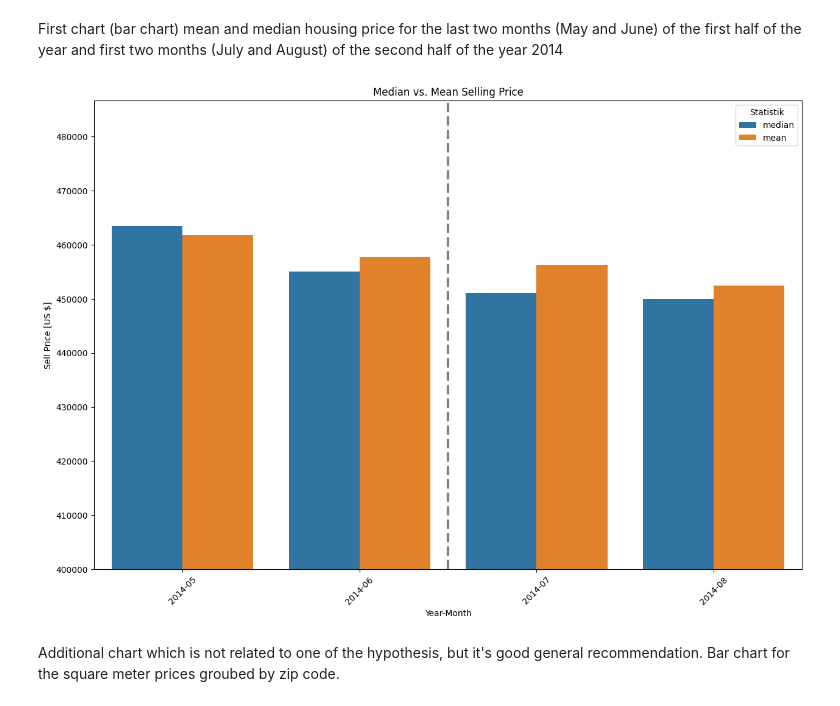
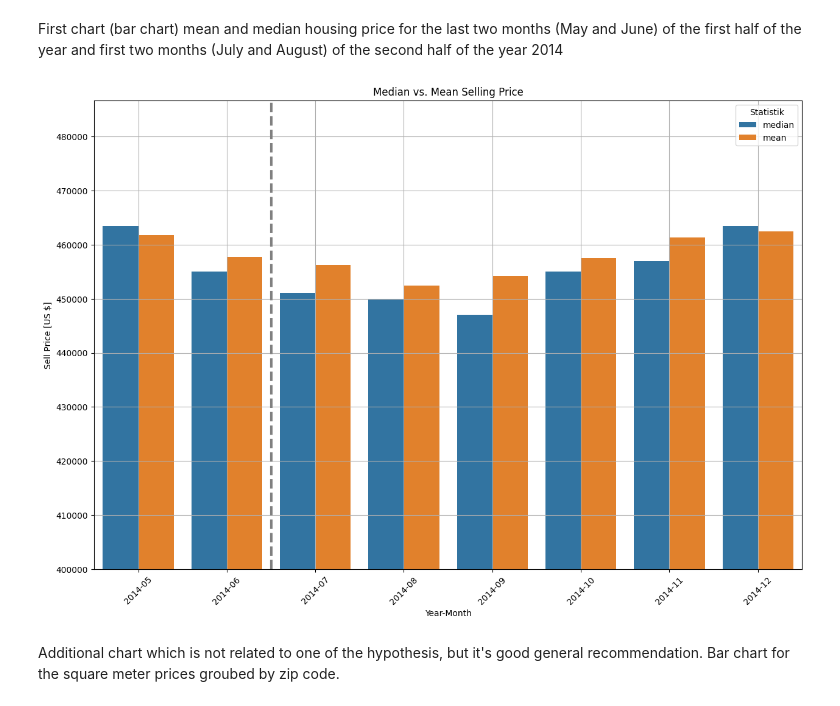
Before and after one commit to jale2025/ds-eda-project-template, a Jupyter notebook: result.ipynb, the cells around one changed output. Cells and saved outputs as stored; diff of their text form; code cells hidden in the pictures.

```diff
--- a/result.ipynb
+++ b/result.ipynb
@@ -334,35 +334,37 @@ First chart (bar chart) mean and median housing price for the last two months (M
 # %%
 
 
 # Filter May to August 2014
-months = ["2014-05", "2014-06", "2014-07", "2014-08"]
+months = ["2014-05", "2014-06", "2014-07", "2014-08", "2014-09", "2014-10", "2014-11", "2014-12",]
 df_filtered = df_40_to_60[df_40_to_60["sell_year_month"].isin(months)]
 
 # Group by Sell Year Month and calculate mean and median for this group by
 df_stats = df_filtered.groupby("sell_year_month")["sell_price"].agg(["median", "mean"]).reset_index()
 
 #
 df_plot = df_stats.melt(id_vars="sell_year_month", var_name="Statistik", value_name="Preis")
 
 fig, ax = plt.subplots(figsize=(15, 10))
 
 # hue for plotting the bars next to each other instead of over each other
 sns.barplot(data=df_plot, x="sell_year_month", y="Preis", hue="Statistik", ax=ax)
 
 ax.set_title("Median vs. Mean Selling Price")
 ax.set_xlabel("Year-Month")
 ax.set_ylabel("Sell Price [US $]")
 plt.xticks(rotation=45)
 
 # added a vertical line for border of first and second half of the year
 ax.axvline(x=1.5, color='grey', linestyle='--', linewidth=3)
 
 # for better visibility start at 400000
 ax.set_ylim(bottom=400000)
 
+ax.grid(axis='both')
+
 plt.show()
 # %% [output]
-[figure, old version]
+[figure, new version]
 # %% [markdown]
 Additional chart which is not related to one of the hypothesis, but it's good general recommendation.
 Bar chart for the square meter prices groubed by zip code.
```
Also changed, not shown: parts of 3 cells of this notebook.
